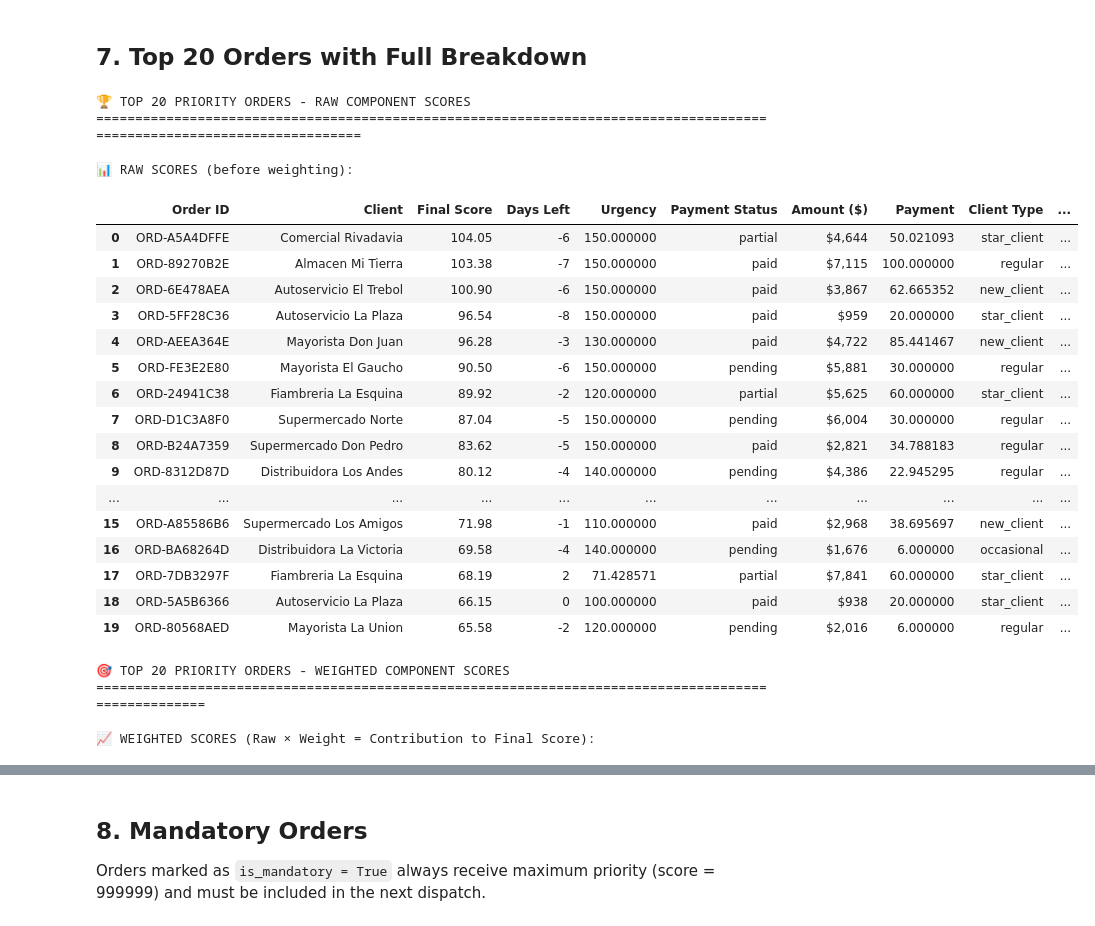
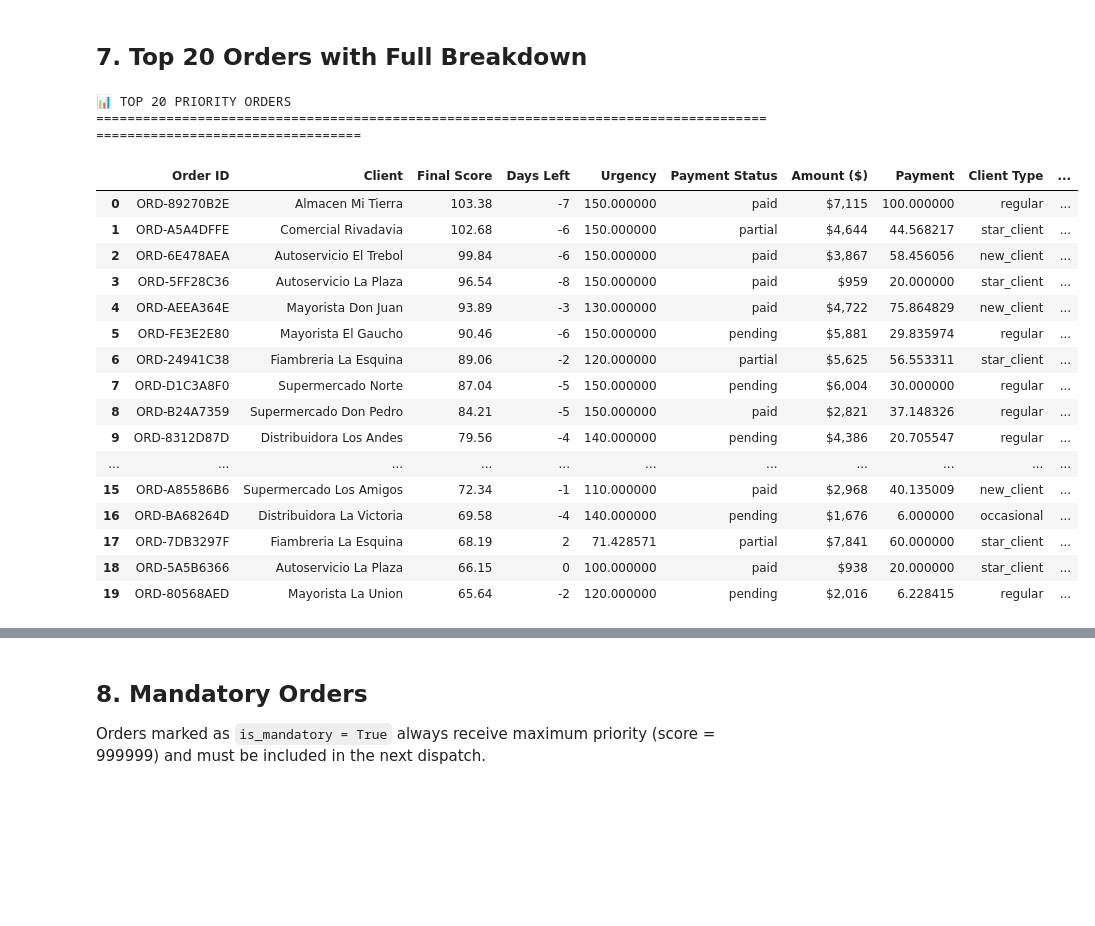
Before and after one commit to ssantioviedo/Eco-Bags-Delivery-Optimizer, a Jupyter notebook: notebooks/03_priority_score.ipynb, the cells around one changed output, grey strips where cells are left out. Drawn from its saved outputs; the diff is of its cells as text; code cells hidden in the pictures; blank space fills up the shorter version.

Commit message:
Añado asignación de prioridades finalizada

```diff
--- a/notebooks/03_priority_score.ipynb
+++ b/notebooks/03_priority_score.ipynb
@@ -194,9 +190,13 @@ Let's pick one order and calculate each scoring component step-by-step to unders
 # %%
 # Pick a sample order to demonstrate scoring
-sample_order = orders_clients_df[orders_clients_df['status'] == 'pending'].iloc[0]
+np.random.seed(19)  # For reproducibility
 
-# Use today as reference date
-reference_date = date.today()
+random_number = np.random.randint(0, len(orders_clients_df[orders_clients_df['status'] == 'pending']))
+
+sample_order = orders_clients_df[orders_clients_df['status'] == 'pending'].iloc[random_number]
+
+# Use January 15, 2026 as reference date
+reference_date = date(2026, 1, 15)
 
 print("=" * 70)
 print("SAMPLE ORDER FOR SCORING DEMONSTRATION")
@@ -209,7 +209,7 @@ print(f"💳 Payment Status:   {sample_order['payment_status']}")
 print(f"⭐ Star Client:      {sample_order['is_star_client']}")
 print(f"🆕 New Client:       {sample_order['is_new_client']}")
 print(f"🚨 Is Mandatory:     {sample_order['is_mandatory']}")
-print(f"\n📆 Reference Date (Today): {reference_date}")
+print(f"\n📆 Reference Date: {reference_date}")
 # %% [output]
 ======================================================================
 SAMPLE ORDER FOR SCORING DEMONSTRATION
@@ -262,8 +262,8 @@ payment_score = calculate_payment_score(
     sample_order['total_amount'],
     sample_order['payment_status'],
     config,
-    p25_amount=data_ranges['p25_amount'],
-    p75_amount=data_ranges['p75_amount']
+    p15_amount=data_ranges['p15_amount'],
+    p85_amount=data_ranges['p85_amount']
 )
 
 status = sample_order['payment_status'].lower().strip()
@@ -271,7 +271,7 @@ multiplier = {'paid': 1.0, 'partial': 0.6}.get(status, 0.3)
 
 print(f"\n2️⃣ PAYMENT SCORE:")
 print(f"   Amount: ${sample_order['total_amount']:,.2f}")
-print(f"   Range: P25=${data_ranges['p25_amount']:,.0f} to P75=${data_ranges['p75_amount']:,.0f}")
+print(f"   Range: P15=${data_ranges['p15_amount']:,.0f} to P85=${data_ranges['p85_amount']:,.0f}")
 print(f"   Status: {sample_order['payment_status']} (×{multiplier})")
 print(f"   Raw Score: {payment_score:.1f}")
 print(f"   Weighted: {payment_score * config.weight_payment:.2f}")
@@ -548,7 +548,7 @@ if len(non_mandatory) >= 3:
     comparison_data = []
     for order, label in zip(comparison_orders, ['High', 'Medium', 'Low']):
         comparison_data.append({
-            'Order': f"{order['order_id'][:15]}...",
+            'Order': f"{label} Priority",
             'Priority': label,
             'Urgency': order['urgency_weighted'],
             'Payment': order['payment_weighted'],
@@ -816,7 +816,7 @@ occasional      1
 top_20 = scores_full_df.head(20).copy()
 
 # Table 1: Order Info + Raw Scores
-print("🏆 TOP 20 PRIORITY ORDERS - RAW COMPONENT SCORES")
+print("📊 TOP 20 PRIORITY ORDERS")
 print("=" * 120)
 
 raw_display = top_20[[
@@ -831,32 +831,7 @@ raw_display.columns = [
     'Client Type', 'Client', 'Age (days)', 'Age'
 ]
 raw_display['Amount ($)'] = raw_display['Amount ($)'].apply(lambda x: f"${x:,.0f}")
-
-print("\n📊 RAW SCORES (before weighting):")
 display(raw_display)
-
-# Table 2: Weighted Scores + Final Score
-print("\n\n🎯 TOP 20 PRIORITY ORDERS - WEIGHTED COMPONENT SCORES")
-print("=" * 100)
-
-weighted_display = top_20[[
-    'order_id', 'business_name',
-    'urgency_weighted', 'payment_weighted', 'client_weighted', 'age_weighted',
-    'final_score', 'delivery_zone_id', 'total_pallets'
-]].copy()
-
-weighted_display.columns = [
-    'Order ID', 'Client',
-    'Urgency (×0.40)', 'Payment (×0.25)', 'Client (×0.20)', 'Age (×0.15)',
-    'FINAL SCORE', 'Zone', 'Pallets'
-]
-
-# Format weighted scores
-for col in ['Urgency (×0.40)', 'Payment (×0.25)', 'Client (×0.20)', 'Age (×0.15)', 'FINAL SCORE']:
-    weighted_display[col] = weighted_display[col].apply(lambda x: f"{x:.2f}")
-
-print("\n📈 WEIGHTED SCORES (Raw × Weight = Contribution to Final Score):")
-display(weighted_display)
 
 # Create visualization for Top 10
 top_10 = scores_full_df.head(10).copy()
@@ -878,53 +853,47 @@ for col, name, color in components:
         y=top_10[col],
         marker_color=color,
         text=[f'{v:.1f}' for v in top_10[col]],
         textposition='inside'
     ))
 
 # Add final score annotations
 for i, row in top_10.iterrows():
     fig.add_annotation(
         x=row['business_name'],
         y=row['final_score'] + 3,
         text=f"Total: {row['final_score']:.1f}",
         showarrow=False,
         font=dict(size=10, color='black', weight='bold')
     )
 
 fig.update_layout(
     barmode='stack',
     title='Top 10 Priority Orders - Score Component Breakdown<br><sup>Weighted scores sum to final priority score</sup>',
     xaxis_title='Client',
     yaxis_title='Priority Score',
     legend_title='Component',
     height=550,
     xaxis_tickangle=-30
 )
 
 fig.show()
 # %% [output]
-🏆 TOP 20 PRIORITY ORDERS - RAW COMPONENT SCORES
+📊 TOP 20 PRIORITY ORDERS
 ========================================================================================================================
-
-📊 RAW SCORES (before weighting):
 |  | Order ID | Client | Final Score | Days Left | Urgency | Payment Status | Amount ($) | Payment | Client Type | ... |
-| 0 | ORD-A5A4DFFE | Comercial Rivadavia | 104.05 | -6 | 150.000000 | partial | $4,644 | 50.021093 | star_client | ... |
-| 1 | ORD-89270B2E | Almacen Mi Tierra | 103.38 | -7 | 150.000000 | paid | $7,115 | 100.000000 | regular | ... |
-| 2 | ORD-6E478AEA | Autoservicio El Trebol | 100.90 | -6 | 150.000000 | paid | $3,867 | 62.665352 | new_client | ... |
+| 0 | ORD-89270B2E | Almacen Mi Tierra | 103.38 | -7 | 150.000000 | paid | $7,115 | 100.000000 | regular | ... |
+| 1 | ORD-A5A4DFFE | Comercial Rivadavia | 102.68 | -6 | 150.000000 | partial | $4,644 | 44.568217 | star_client | ... |
+| 2 | ORD-6E478AEA | Autoservicio El Trebol | 99.84 | -6 | 150.000000 | paid | $3,867 | 58.456056 | new_client | ... |
 | 3 | ORD-5FF28C36 | Autoservicio La Plaza | 96.54 | -8 | 150.000000 | paid | $959 | 20.000000 | star_client | ... |
-| 4 | ORD-AEEA364E | Mayorista Don Juan | 96.28 | -3 | 130.000000 | paid | $4,722 | 85.441467 | new_client | ... |
-| 5 | ORD-FE3E2E80 | Mayorista El Gaucho | 90.50 | -6 | 150.000000 | pending | $5,881 | 30.000000 | regular | ... |
-| 6 | ORD-24941C38 | Fiambreria La Esquina | 89.92 | -2 | 120.000000 | partial | $5,625 | 60.000000 | star_client | ... |
+| 4 | ORD-AEEA364E | Mayorista Don Juan | 93.89 | -3 | 130.000000 | paid | $4,722 | 75.864829 | new_client | ... |
+| 5 | ORD-FE3E2E80 | Mayorista El Gaucho | 90.46 | -6 | 150.000000 | pending | $5,881 | 29.835974 | regular | ... |
+| 6 | ORD-24941C38 | Fiambreria La Esquina | 89.06 | -2 | 120.000000 | partial | $5,625 | 56.553311 | star_client | ... |
 | 7 | ORD-D1C3A8F0 | Supermercado Norte | 87.04 | -5 | 150.000000 | pending | $6,004 | 30.000000 | regular | ... |
-| 8 | ORD-B24A7359 | Supermercado Don Pedro | 83.62 | -5 | 150.000000 | paid | $2,821 | 34.788183 | regular | ... |
-| 9 | ORD-8312D87D | Distribuidora Los Andes | 80.12 | -4 | 140.000000 | pending | $4,386 | 22.945295 | regular | ... |
+| 8 | ORD-B24A7359 | Supermercado Don Pedro | 84.21 | -5 | 150.000000 | paid | $2,821 | 37.148326 | regular | ... |
+| 9 | ORD-8312D87D | Distribuidora Los Andes | 79.56 | -4 | 140.000000 | pending | $4,386 | 20.705547 | regular | ... |
 | ... | ... | ... | ... | ... | ... | ... | ... | ... | ... | ... |
-| 15 | ORD-A85586B6 | Supermercado Los Amigos | 71.98 | -1 | 110.000000 | paid | $2,968 | 38.695697 | new_client | ... |
+| 15 | ORD-A85586B6 | Supermercado Los Amigos | 72.34 | -1 | 110.000000 | paid | $2,968 | 40.135009 | new_client | ... |
 | 16 | ORD-BA68264D | Distribuidora La Victoria | 69.58 | -4 | 140.000000 | pending | $1,676 | 6.000000 | occasional | ... |
 | 17 | ORD-7DB3297F | Fiambreria La Esquina | 68.19 | 2 | 71.428571 | partial | $7,841 | 60.000000 | star_client | ... |
 | 18 | ORD-5A5B6366 | Autoservicio La Plaza | 66.15 | 0 | 100.000000 | paid | $938 | 20.000000 | star_client | ... |
-| 19 | ORD-80568AED | Mayorista La Union | 65.58 | -2 | 120.000000 | pending | $2,016 | 6.000000 | regular | ... |
+| 19 | ORD-80568AED | Mayorista La Union | 65.64 | -2 | 120.000000 | pending | $2,016 | 6.228415 | regular | ... |
-🎯 TOP 20 PRIORITY ORDERS - WEIGHTED COMPONENT SCORES
-====================================================================================================
-
-📈 WEIGHTED SCORES (Raw × Weight = Contribution to Final Score):
```
Also changed, not shown: parts of 15 cells of this notebook, 4 other files.
